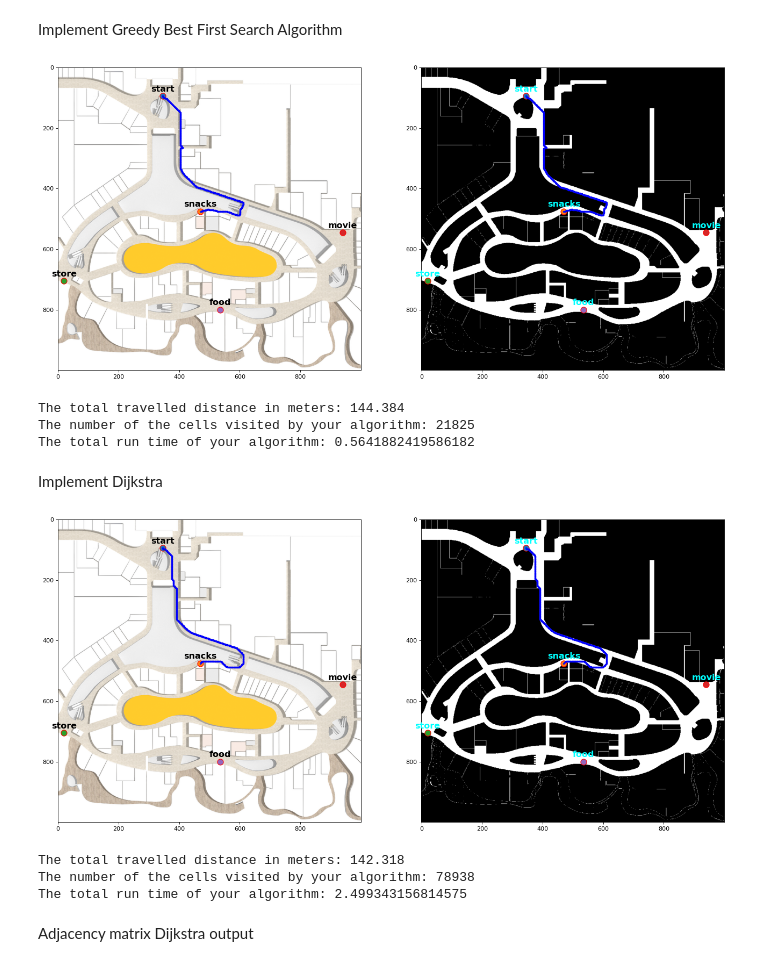
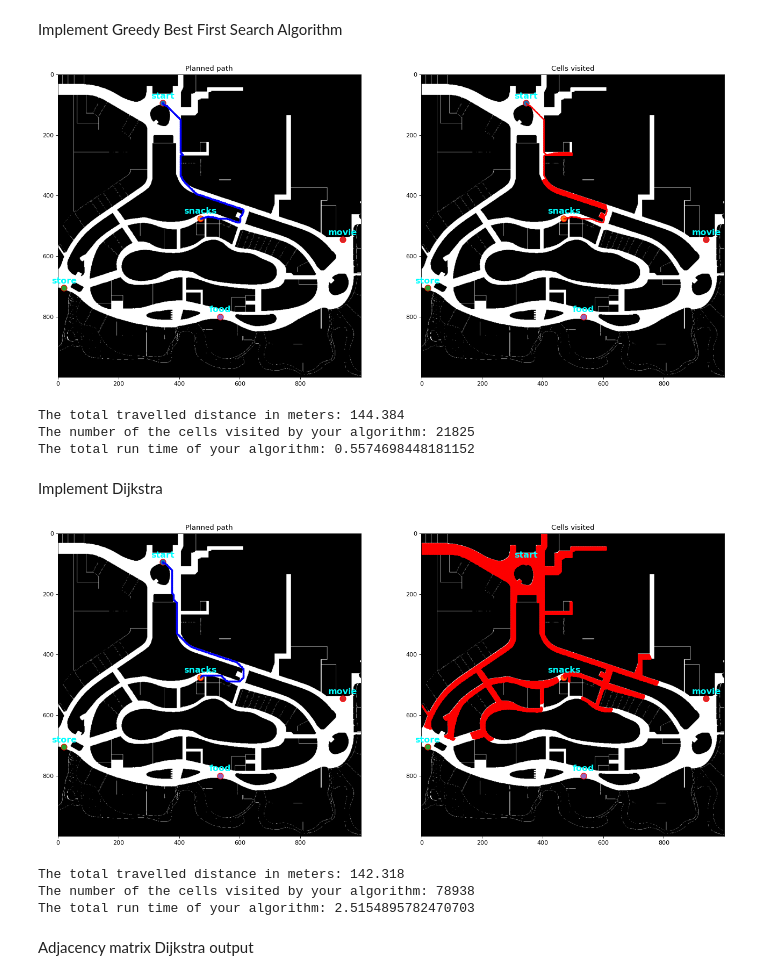
Before and after one commit to Chronobreakk/ME5413_Homework3_Planning, a Jupyter notebook: homework3.ipynb, the cells around one changed output. Drawn from its saved outputs; the diff is of its cells as text; code cells hidden in the pictures.

Commit message:
Update image display

```diff
--- a/homework3.ipynb
+++ b/homework3.ipynb
@@ -131,23 +131,27 @@ def reconstruct_path(came_from, current):
     path.reverse()
     return path
 
-def plot_path(path, visited_set, locations, floor_plan, grid_map_img):
+def plot_path(path, visited_set, locations, grid_map_img):
     plt.figure(figsize=(20, 10), dpi=80)
+
+    # Left subplot for planned path
     plt.subplot(1,2,1)
-    plt.imshow(floor_plan)
-    plot_locations(locations)
-    for node in path:
-        plt.plot(node[0], node[1], marker="o", markersize=2, markeredgecolor="blue")
-    for node in visited_set:
-        plt.plot(node[0], node[1], marker="o", markersize=1, markeredgecolor="red")
-    plt.subplot(1,2,2)
+    plt.title('Planned path')
     plt.imshow(grid_map_img, cmap='gray')
     plot_locations(locations, color='cyan')
     for node in path:
         plt.plot(node[0], node[1], marker="o", markersize=2, markeredgecolor="blue")
+
+    # Right subplot for visited cells
+    plt.subplot(1,2,2)
+    plt.title('Cells visited')
+    plt.imshow(grid_map_img, cmap='gray')
+    plot_locations(locations, color='cyan')
     for node in visited_set:
         plt.plot(node[0], node[1], marker="o", markersize=1, markeredgecolor="red")
+
     plt.show()
+
 
 def a_star(start, goal, map_data):
     start_time = time.time()
@@ -184,7 +188,7 @@ start = tuple(locations['start'])
 goal = tuple(locations['snacks'])
 path, visited_set, distance, visited_nodes, run_time = a_star(start, goal, grid_map)
 
-plot_path(path, visited_set, locations, floor_plan, grid_map_img)
+plot_path(path, visited_set, locations, grid_map_img)
 # Print the results
 print("The total travelled distance in meters:", round(distance,3))
 print("The number of the cells visited by your algorithm:", visited_nodes)
@@ -227,14 +231,16 @@ def gbfs(start, goal, map_data):
     f_score = {start: h(start, goal)}
     visited_nodes = 0
     obstacle_map = grid_map.copy()
+    visited_set = set()
 
     while open_set:
         current = heapq.heappop(open_set)[1]
         visited_nodes += 1
+        visited_set.add(current)
 
         if current == goal:
             path = reconstruct_path(came_from, current)
-            return path, g_score[current], visited_nodes, time.time() - start_time
+            return path,visited_set, g_score[current], visited_nodes, time.time() - start_time
 
         for neighbor in get_neighbour(current, map_data, obstacle_map):
             tentative_g_score = g_score[current] + cost(current, neighbor)
@@ -249,20 +255,20 @@ def gbfs(start, goal, map_data):
 # Run the GBFS algorithm
 start = tuple(locations['start'])
 goal = tuple(locations['snacks'])
-path, distance, visited_nodes, run_time = gbfs(start, goal, grid_map)
+path, visited_set, distance, visited_nodes, run_time = gbfs(start, goal, grid_map)
 
 # Plot the path
-plot_path(path, locations, floor_plan, grid_map_img)
+plot_path(path, visited_set, locations, grid_map_img)
 
 # Print the results
 print("The total travelled distance in meters:", round(distance,3))
 print("The number of the cells visited by your algorithm:", visited_nodes)
 print("The total run time of your algorithm:", run_time)
 # %% [output]
-[figure, old version]
+[figure, new version]
 The total travelled distance in meters: 144.384
 The number of the cells visited by your algorithm: 21825
-The total run time of your algorithm: 0.5641882419586182
+The total run time of your algorithm: 0.5574698448181152
 # %% [markdown]
  Implement Dijkstra
 # %%
@@ -275,41 +281,43 @@ def dijkstra(start, goal,map_data):
     g_score = {start: 0}
     visited_nodes = 0
     obstacle_map = grid_map.copy()
+    visited_set = set()
 
     while open_set:
         current = heapq.heappop(open_set)[1]
         visited_nodes += 1
+        visited_set.add(current)
 
         if current == goal:
             path = reconstruct_path(came_from, current)
-            return path, g_score[current], visited_nodes, time.time() - start_time
+            return path, visited_set,g_score[current], visited_nodes, time.time() - start_time
 
         for neighbor in get_neighbour(current,map_data,obstacle_map):
             tentative_g_score = g_score[current] + cost(current, neighbor)
             if neighbor not in g_score or tentative_g_score < g_score[neighbor]:
                 came_from[neighbor] = current
                 g_score[neighbor] = tentative_g_score
                 heapq.heappush(open_set, (tentative_g_score, neighbor))
 
     return None
 
 # Run the Dijkstra algorithm
 start = tuple(locations['start'])
 goal = tuple(locations['snacks'])
-path, distance, visited_nodes, run_time = dijkstra(start, goal,grid_map)
+path, visited_set, distance, visited_nodes, run_time = dijkstra(start, goal,grid_map)
 
 # Plot the path
-plot_path(path, locations, floor_plan, grid_map_img)
+plot_path(path, visited_set, locations, grid_map_img)
 
 # Print the results
 print("The total travelled distance in meters:", round(distance,3))
 print("The number of the cells visited by your algorithm:", visited_nodes)
 print("The total run time of your algorithm:", run_time)
 # %% [output]
-[figure, old version]
+[figure, new version]
 The total travelled distance in meters: 142.318
 The number of the cells visited by your algorithm: 78938
-The total run time of your algorithm: 2.499343156814575
+The total run time of your algorithm: 2.5154895782470703
 # %% [markdown]
 Adjacency matrix  Dijkstra output
 # %%
```
Also changed, not shown: parts of 1 cell of this notebook.
